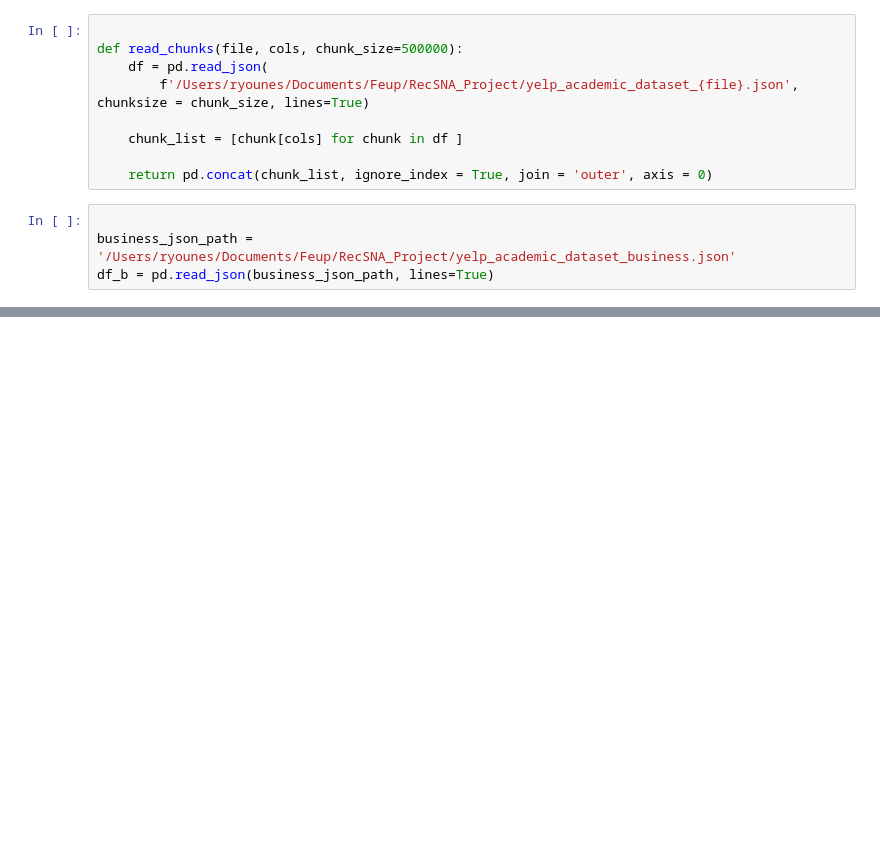
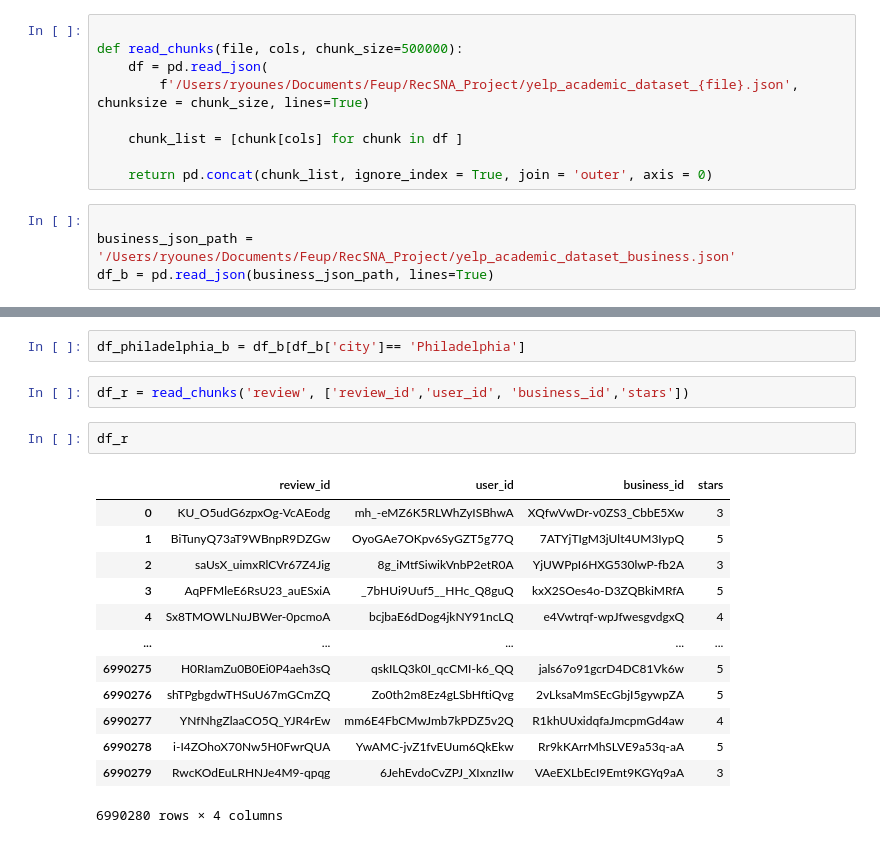
Before and after one commit to YounMars/Analysis-of-Complex-Data, a Jupyter notebook: Notebook/RecSNA_project.ipynb, the cells around one changed output, grey strips where cells are left out. Drawn from its saved outputs; the diff is of its cells as text; blank space fills up the shorter version.

```diff
--- a/Notebook/RecSNA_project.ipynb
+++ b/Notebook/RecSNA_project.ipynb
@@ -34,0 +61,20 @@ df_u
+# %%
+df_philadelphia_b = df_b[df_b['city']== 'Philadelphia']
+# %%
+df_r = read_chunks('review', ['review_id','user_id', 'business_id','stars'])
+# %%
+df_r
+# %% [output]
+|  | review_id | user_id | business_id | stars |
+| 0 | KU_O5udG6zpxOg-VcAEodg | mh_-eMZ6K5RLWhZyISBhwA | XQfwVwDr-v0ZS3_CbbE5Xw | 3 |
+| 1 | BiTunyQ73aT9WBnpR9DZGw | OyoGAe7OKpv6SyGZT5g77Q | 7ATYjTIgM3jUlt4UM3IypQ | 5 |
+| 2 | saUsX_uimxRlCVr67Z4Jig | 8g_iMtfSiwikVnbP2etR0A | YjUWPpI6HXG530lwP-fb2A | 3 |
+| 3 | AqPFMleE6RsU23_auESxiA | _7bHUi9Uuf5__HHc_Q8guQ | kxX2SOes4o-D3ZQBkiMRfA | 5 |
+| 4 | Sx8TMOWLNuJBWer-0pcmoA | bcjbaE6dDog4jkNY91ncLQ | e4Vwtrqf-wpJfwesgvdgxQ | 4 |
+| ... | ... | ... | ... | ... |
+| 6990275 | H0RIamZu0B0Ei0P4aeh3sQ | qskILQ3k0I_qcCMI-k6_QQ | jals67o91gcrD4DC81Vk6w | 5 |
+| 6990276 | shTPgbgdwTHSuU67mGCmZQ | Zo0th2m8Ez4gLSbHftiQvg | 2vLksaMmSEcGbjI5gywpZA | 5 |
+| 6990277 | YNfNhgZlaaCO5Q_YJR4rEw | mm6E4FbCMwJmb7kPDZ5v2Q | R1khUUxidqfaJmcpmGd4aw | 4 |
+| 6990278 | i-I4ZOhoX70Nw5H0FwrQUA | YwAMC-jvZ1fvEUum6QkEkw | Rr9kKArrMhSLVE9a53q-aA | 5 |
+| 6990279 | RwcKOdEuLRHNJe4M9-qpqg | 6JehEvdoCvZPJ_XIxnzIIw | VAeEXLbEcI9Emt9KGYq9aA | 3 |
+6990280 rows × 4 columns
```
Also changed, not shown: parts of 9 cells of this notebook, 1 other file.
